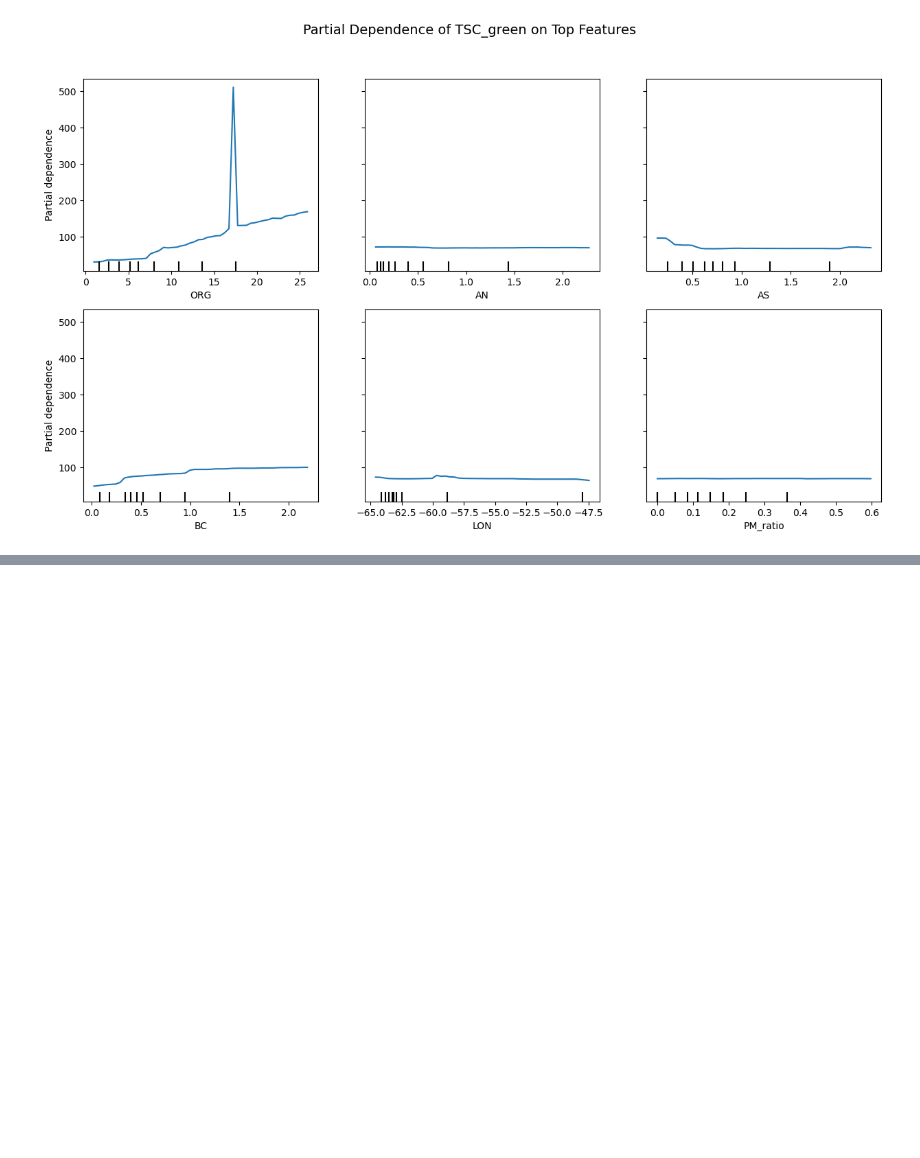
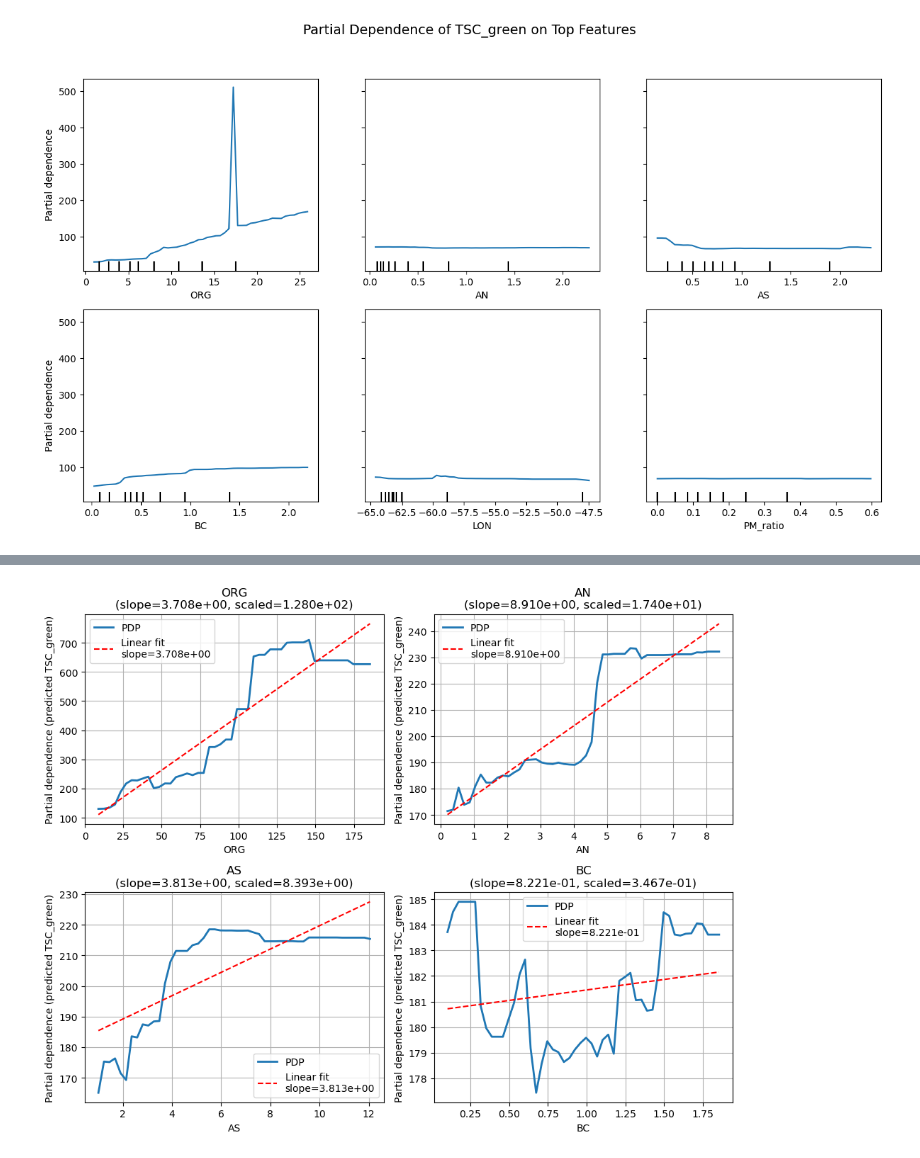
Before and after one commit to thiago-vg/SAMBBA-data-analysis, a Jupyter notebook: Scripts/Multi_linear_analysis/MLR_robust_analysis_v3.ipynb, the cells around one changed output, grey strips where cells are left out. Saved outputs shown, nothing was run; the diff lists cells and outputs as text; code cells hidden in the pictures; blank space fills up the shorter version.

```diff
--- a/Scripts/Multi_linear_analysis/MLR_robust_analysis_v3.ipynb
+++ b/Scripts/Multi_linear_analysis/MLR_robust_analysis_v3.ipynb
@@ -2425,0 +2418,79 @@ PDP linear-fit slopes (effect on predicted TSC_green per unit of feature):
+# %%
+# Manual PDP + slope calculation and plotting
+# Requires: rf (fitted RandomForestRegressor), X_train (DataFrame)
+
+#import numpy as np
+#import matplotlib.pyplot as plt
+#from sklearn.linear_model import LinearRegression
+
+# choose features to inspect (e.g., top 6 from feature importance)
+# e.g., top_features = feat_importances.sort_values(ascending=False).head(6).index.tolist()
+features = top_features.index.tolist()  # replace if needed
+
+n = len(features)
+ncols = 2
+nrows = (n + ncols - 1) // ncols
+
+fig, axes = plt.subplots(nrows, ncols, figsize=(5*ncols, 4*nrows), sharey=False)
+axes = axes.ravel()
+
+slopes = {}
+slopes_stdscaled = {}
+
+for i, feat in enumerate(features):
+    ax = axes[i]
+
+    # get feature column from training set (must be a Series)
+    feat_values = X_train[feat].dropna()
+    if len(feat_values) == 0:
+        ax.text(0.5, 0.5, f"No data for {feat}", ha='center', va='center')
+        continue
+
+    # define a robust grid (1st to 99th percentile to avoid extreme outliers)
+    lo = np.nanpercentile(feat_values, 1)
+    hi = np.nanpercentile(feat_values, 99)
+    grid = np.linspace(lo, hi, 50)
+
+    # compute PDP manually: for each grid value set feature to that value for all rows, predict, then average
+    pdp_vals = []
+    # copy once to avoid repeated allocation inside loop
+    X_temp = X_train.copy()
+    for g in grid:
+        X_temp[feat] = g
+        preds = rf.predict(X_temp)           # shape (n_samples,)
+        pdp_vals.append(np.mean(preds))      # PDP = average prediction at this feature value
+    pdp_vals = np.array(pdp_vals)
+
+    # fit linear regression to (grid, pdp_vals) to extract slope
+    lr = LinearRegression()
+    lr.fit(grid.reshape(-1, 1), pdp_vals)
+    slope = lr.coef_[0]
+    intercept = lr.intercept_
+
+    # store slopes (raw and scaled by feature std for comparability)
+    feat_std = feat_values.std(ddof=0) if feat_values.std(ddof=0) != 0 else 1.0
+    slopes[feat] = slope
+    slopes_stdscaled[feat] = slope * feat_std  # effect per 1 sigma of feature
+
+    # plotting
+    ax.plot(grid, pdp_vals, lw=2, label="PDP")
+    ax.plot(grid, lr.predict(grid.reshape(-1,1)), '--', color='red', lw=1.5, label=f"Linear fit\nslope={slope:.3e}")
+    ax.set_title(f"{feat}\n(slope={slope:.3e}, scaled={slopes_stdscaled[feat]:.3e})")
+    ax.set_xlabel(feat)
+    ax.set_ylabel("Partial dependence (predicted TSC_green)")
+    ax.grid(True)
+    ax.legend()
+
+# remove any unused axes
+for j in range(i+1, len(axes)):
+    fig.delaxes(axes[j])
+
+plt.tight_layout()
+plt.show()
+
+# print slopes nicely
+print("PDP linear-fit slopes (effect on predicted TSC_green per unit of feature):")
+for feat, s in slopes.items():
+    print(f"  {feat:20s} slope = {s:.4e}    (per-σ effect = {slopes_stdscaled[feat]:.4e})")
+# %% [output]
+[figure, added]
```
Also changed, not shown: parts of 19 cells of this notebook, 1 other file.
